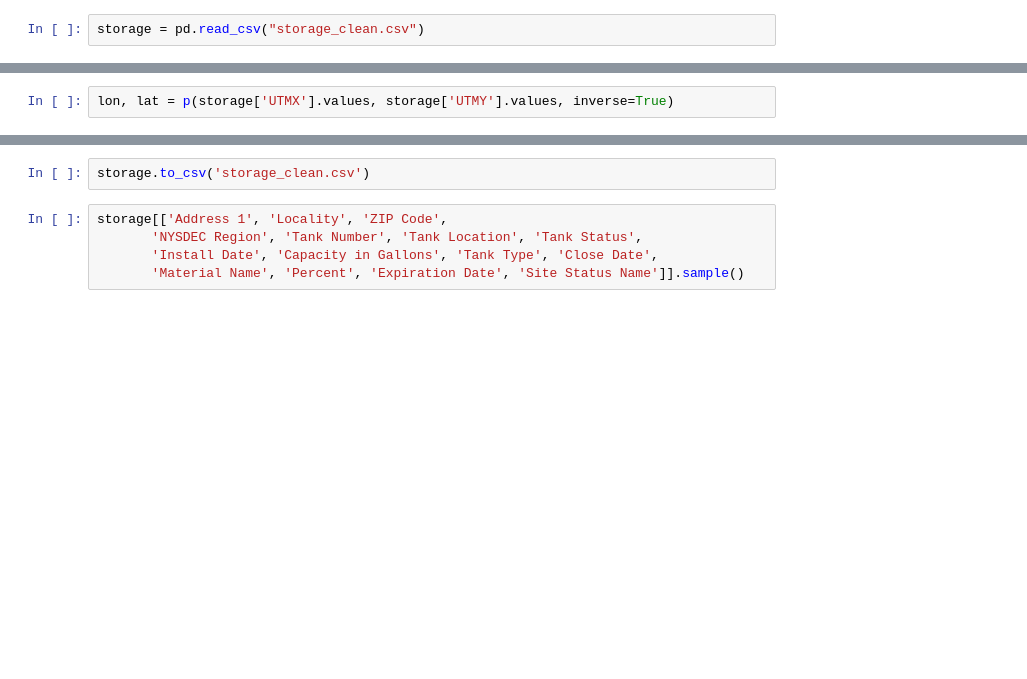
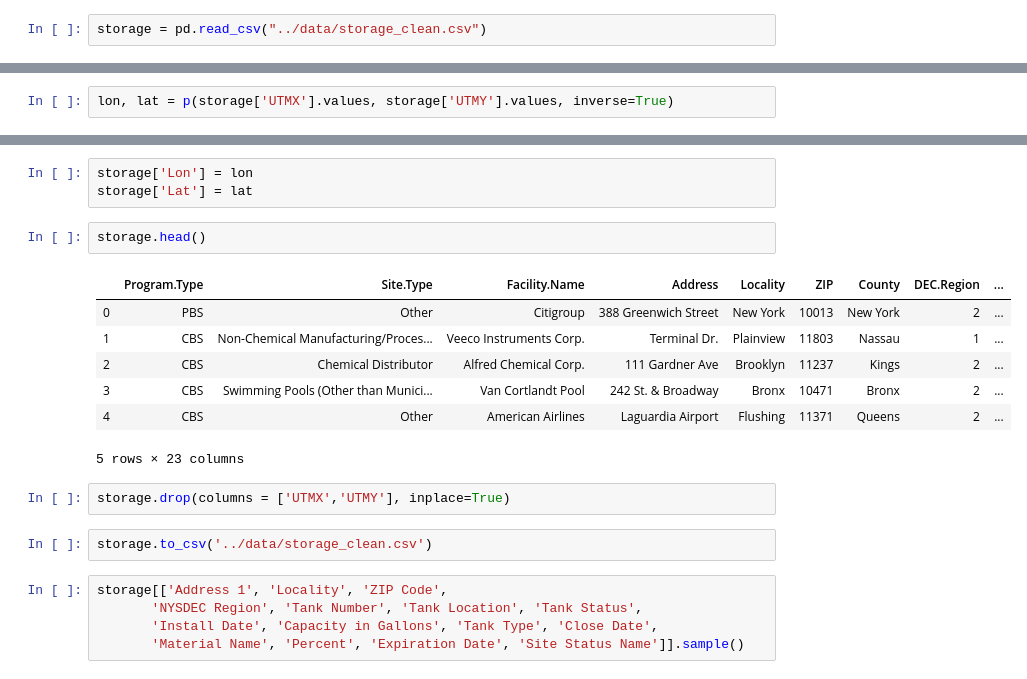
Before and after one commit to snuzbrokh/NYS-Chemical-Spills, a Jupyter notebook: workbooks/Untitled.ipynb, the cells around one changed output, grey strips where cells are left out. Cells and saved outputs as stored; diff of their text form; blank space fills up the shorter version.

```diff
--- a/workbooks/Untitled.ipynb
+++ b/workbooks/Untitled.ipynb
@@ -3,7 +3,7 @@ import pandas as pd
 import numpy as np
 import matplotlib.pyplot as plt
 # %%
-storage = pd.read_csv("storage_clean.csv")
+storage = pd.read_csv("../data/storage_clean.csv")
 # %%
 import pyproj
 # %%
@@ -40,5 +33,20 @@ Index(['X1', 'Program.Number', 'Program.Type', 'Site.Type.Name',
+# %%
+storage['Lon'] = lon
+storage['Lat'] = lat
+# %%
+storage.head()
+# %% [output]
+|  | Program.Type | Site.Type | Facility.Name | Address | Locality | ZIP | County | DEC.Region | ... |
+| 0 | PBS | Other | Citigroup | 388 Greenwich Street | New York | 10013 | New York | 2 | ... |
+| 1 | CBS | Non-Chemical Manufacturing/Proces... | Veeco Instruments Corp. | Terminal Dr. | Plainview | 11803 | Nassau | 1 | ... |
+| 2 | CBS | Chemical Distributor | Alfred Chemical Corp. | 111 Gardner Ave | Brooklyn | 11237 | Kings | 2 | ... |
+| 3 | CBS | Swimming Pools (Other than Munici... | Van Cortlandt Pool | 242 St. & Broadway | Bronx | 10471 | Bronx | 2 | ... |
+| 4 | CBS | Other | American Airlines | Laguardia Airport | Flushing | 11371 | Queens | 2 | ... |
+5 rows × 23 columns
+# %%
+storage.drop(columns = ['UTMX','UTMY'], inplace=True)
 # %%
-storage.to_csv('storage_clean.csv')
+storage.to_csv('../data/storage_clean.csv')
 # %%
 storage[['Address 1', 'Locality', 'ZIP Code',
        'NYSDEC Region', 'Tank Number', 'Tank Location', 'Tank Status',
```
Also changed, not shown: parts of 3 cells of this notebook, 13 other files.
